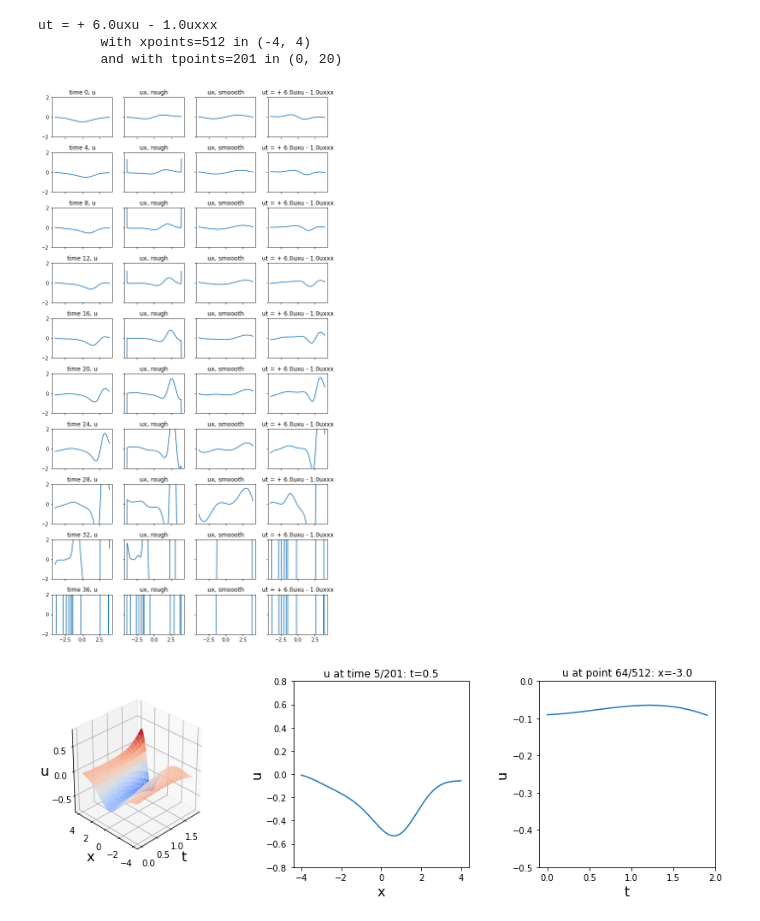
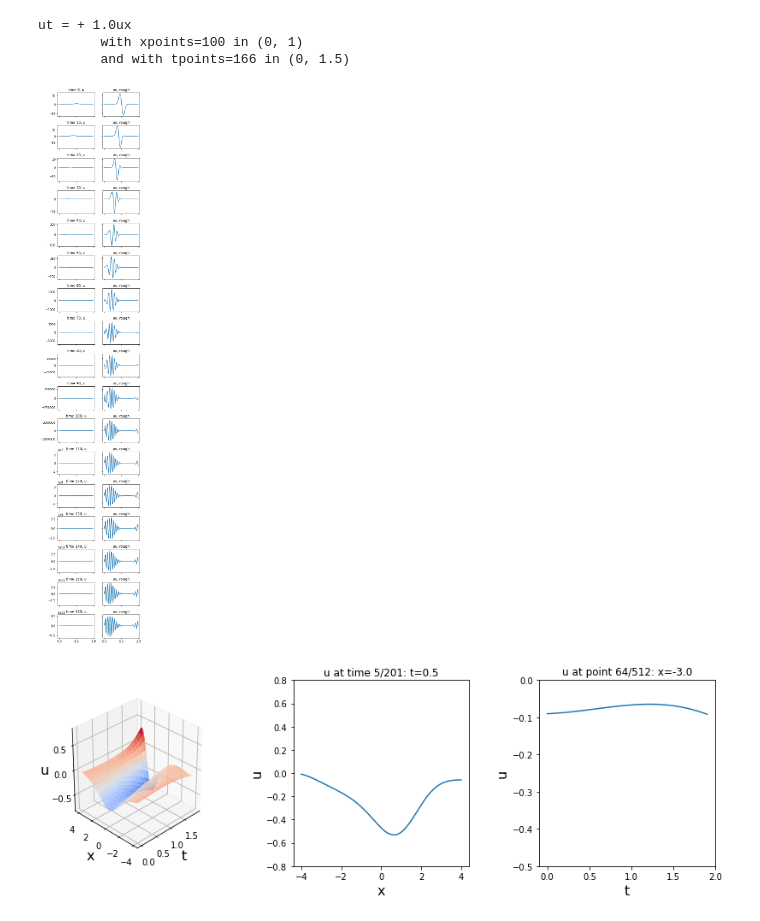
Before and after one commit to ZacharyVernec/PDE-FIND, a Jupyter notebook: PDE_FIND.ipynb, the cells around one changed output. Cells and saved outputs as stored; diff of their text form; code cells hidden in the pictures.

```diff
--- a/PDE_FIND.ipynb
+++ b/PDE_FIND.ipynb
@@ -239,23 +255,22 @@ class PDE:
 # %%
-xi = np.zeros((4, 2))
-xi[3, 0] = -1
-xi[1, 1] = 6
-pde = PDE(xi, xrange=(-4, 4))
+xi = np.zeros((2, 1))
+xi[1, 0] = 1
+pde = PDE(xi, xrange=(0, 1), trange=(0,1.5), tpoints=166, xpoints=100)
 #pde.sim()
 print(repr(pde))
 # %% [output]
-ut = + 6.0uxu - 1.0uxxx
-        with xpoints=512 in (-4, 4)
-        and with tpoints=201 in (0, 20)
+ut = + 1.0ux
+        with xpoints=100 in (0, 1)
+        and with tpoints=166 in (0, 1.5)
 # %%
-max_time = 40
-jump_fact = 4
+max_time = pde.tpoints #40
+jump_fact = 10 #4
 deg=10
 max_order = 1
 showrough = True
-showsmooth = True
-showtderiv = True
-save = False
+showsmooth = False
+showtderiv = False
+save = True
 
 nrows = -(-max_time//jump_fact) #rounds up
 ncols = 1
@@ -268,7 +283,7 @@ else:
     figsize = (2.5*ncols,2*nrows)
 
 fig, axes = plt.subplots(nrows=nrows, ncols=ncols, figsize=figsize, sharex=True, sharey='row')
-x = np.linspace(pde.xrange[0], pde.xrange[1], pde.xpoints)
+x = np.linspace(pde.xrange[0], pde.xrange[1], pde.xpoints, endpoint=False)
 
 for time in range(max_time):
     if time % jump_fact == 0:
@@ -280,37 +295,38 @@ for time in range(max_time):
         axes_row[0].plot(x, y0)
         axes_row[0].set_title("time "+str(time)+", u")
 
         if showsmooth: smooth_derivs = pde.get_x_derivs_grid(time, deg=deg)
 
         for order in range(1, max_order+1):
             yi_rough = [pde.get_x_deriv(time, point, order) for point in range(pde.xpoints)]
             yi_smooth = smooth_derivs[order]
             if showrough and showsmooth:
                 axes_row[2*order-1].plot(x, yi_rough)
                 axes_row[2*order-1].set_title("u"+"x"*order+", rough")
                 axes_row[2*order].plot(x, yi_smooth)
                 axes_row[2*order].set_title("u"+"x"*order+", smoooth")
             elif showrough:
                 axes_row[order].plot(x, yi_rough)
                 axes_row[order].set_title("u"+"x"*order+", rough")
             elif showsmooth:
                 axes_row[order].plot(x, yi_smooth)
                 axes_row[order].set_title("u"+"x"*order+", smooth")
         if showtderiv:
             yn = pde.get_t_deriv_grid(time)
             axes_row[-1].plot(x, yn)
             axes_row[-1].set_title(str(pde))
 
-    axes_row[0].set_ylim(-2, 2)
+    #axes_row[0].set_ylim(-2, 2)
 
     if time != max_time-1:
-        pde.u[time+1] = pde.sim_next_grid(time)
+        pde.u_full[time+1] = pde.sim_next_grid(time)
+        pde.u[time+1] = pde.u_full[time+1][1:-2]
 
 plt.subplots_adjust(hspace=0.4, wspace=0.2)
-if save: plt.savefig("simulation_rough_smooth_tderiv")
+if save: plt.savefig("simulation_rough_smooth_tderiv_test")
 plt.show()
 # %% [output]
-[figure, old version]
+[figure, new version]
 # %%
 save=False
 max_t = 20
```
Also changed, not shown: parts of 4 cells of this notebook, 1 other file.
